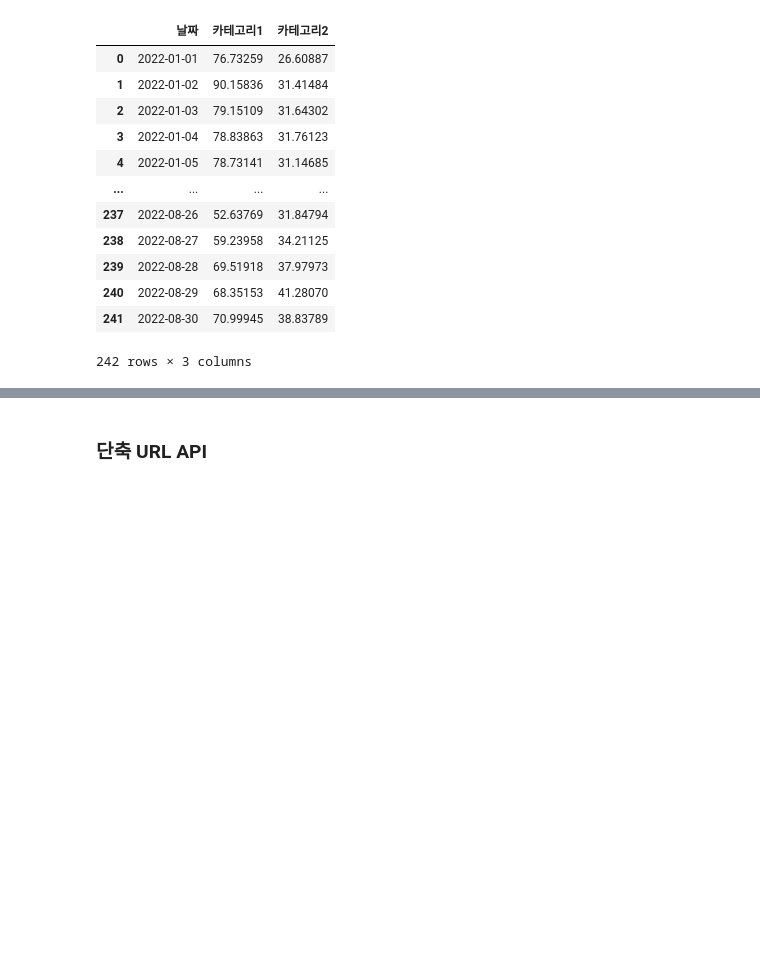
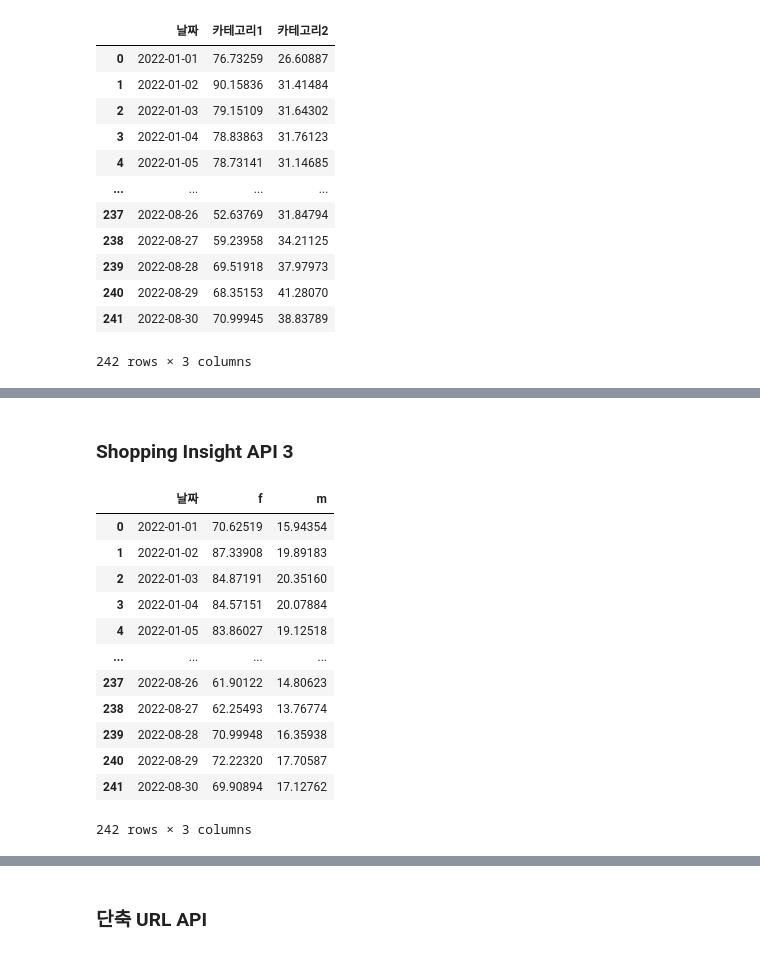
Before and after one commit to WooilJeong/PyNaver, a Jupyter notebook: develop.ipynb, the cells around one changed output, grey strips where cells are left out. Drawn from its saved outputs; the diff is of its cells as text; code cells hidden in the pictures; blank space fills up the shorter version.

```diff
--- a/develop.ipynb
+++ b/develop.ipynb
@@ -274,0 +405,32 @@ df
+# %% [markdown]
+### Shopping Insight API 3
+# %%
+# 네이버 API 인스턴스
+naver = Naver(shopping_id, shopping_pw)
+
+# 파라미터
+startDate = "2022-01-01"
+endDate = "2022-08-30"
+timeUnit = "date"
+category = "50000002"
+
+# 요청
+df = naver.datalab_shopping_category_gender(startDate=startDate,
+                                            endDate=endDate,
+                                            timeUnit=timeUnit,
+                                            category=category)
+df
+# %% [output]
+|  | 날짜 | f | m |
+| 0 | 2022-01-01 | 70.62519 | 15.94354 |
+| 1 | 2022-01-02 | 87.33908 | 19.89183 |
+| 2 | 2022-01-03 | 84.87191 | 20.35160 |
+| 3 | 2022-01-04 | 84.57151 | 20.07884 |
+| 4 | 2022-01-05 | 83.86027 | 19.12518 |
+| ... | ... | ... | ... |
+| 237 | 2022-08-26 | 61.90122 | 14.80623 |
+| 238 | 2022-08-27 | 62.25493 | 13.76774 |
+| 239 | 2022-08-28 | 70.99948 | 16.35938 |
+| 240 | 2022-08-29 | 72.22320 | 17.70587 |
+| 241 | 2022-08-30 | 69.90894 | 17.12762 |
+242 rows × 3 columns
```
Also changed, not shown: parts of 19 cells of this notebook, 3 other files.
